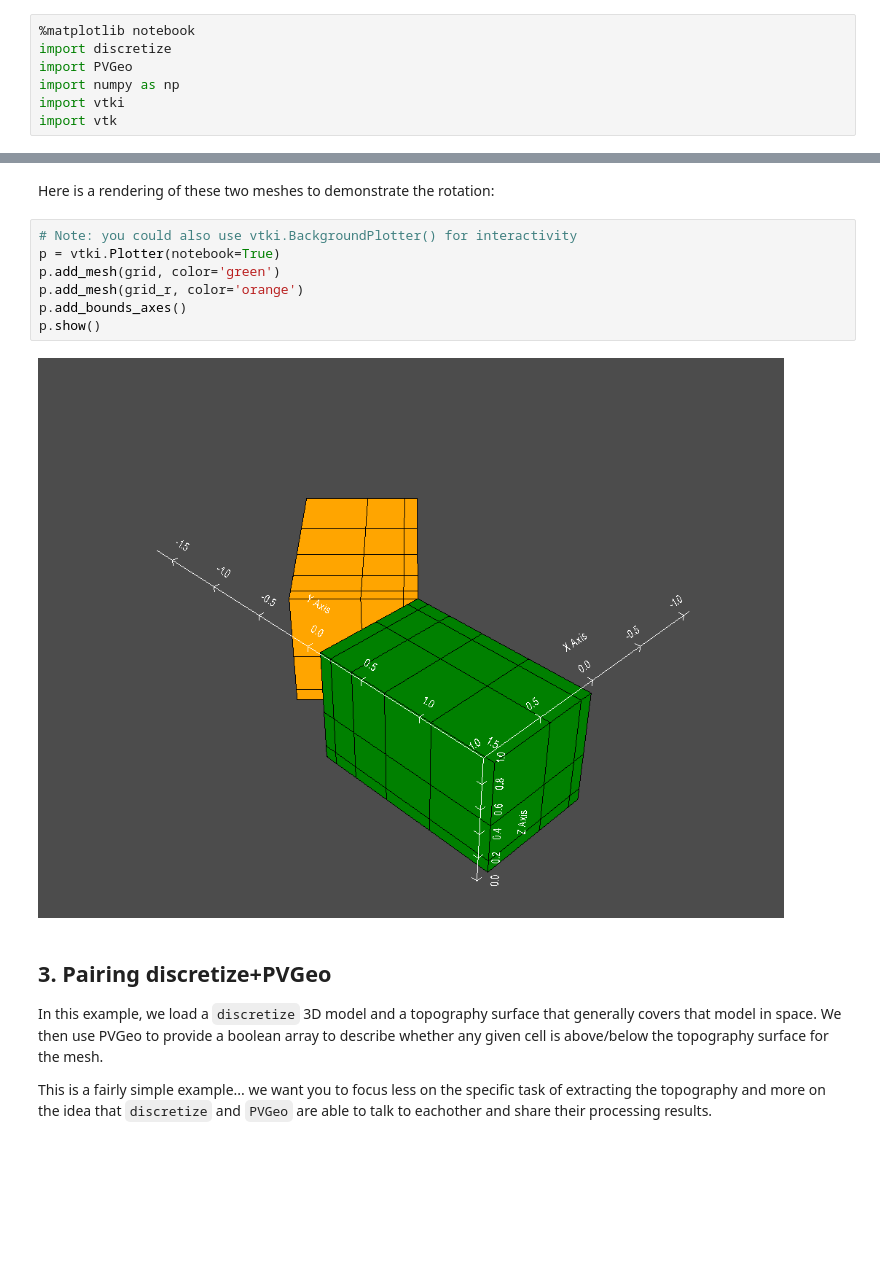
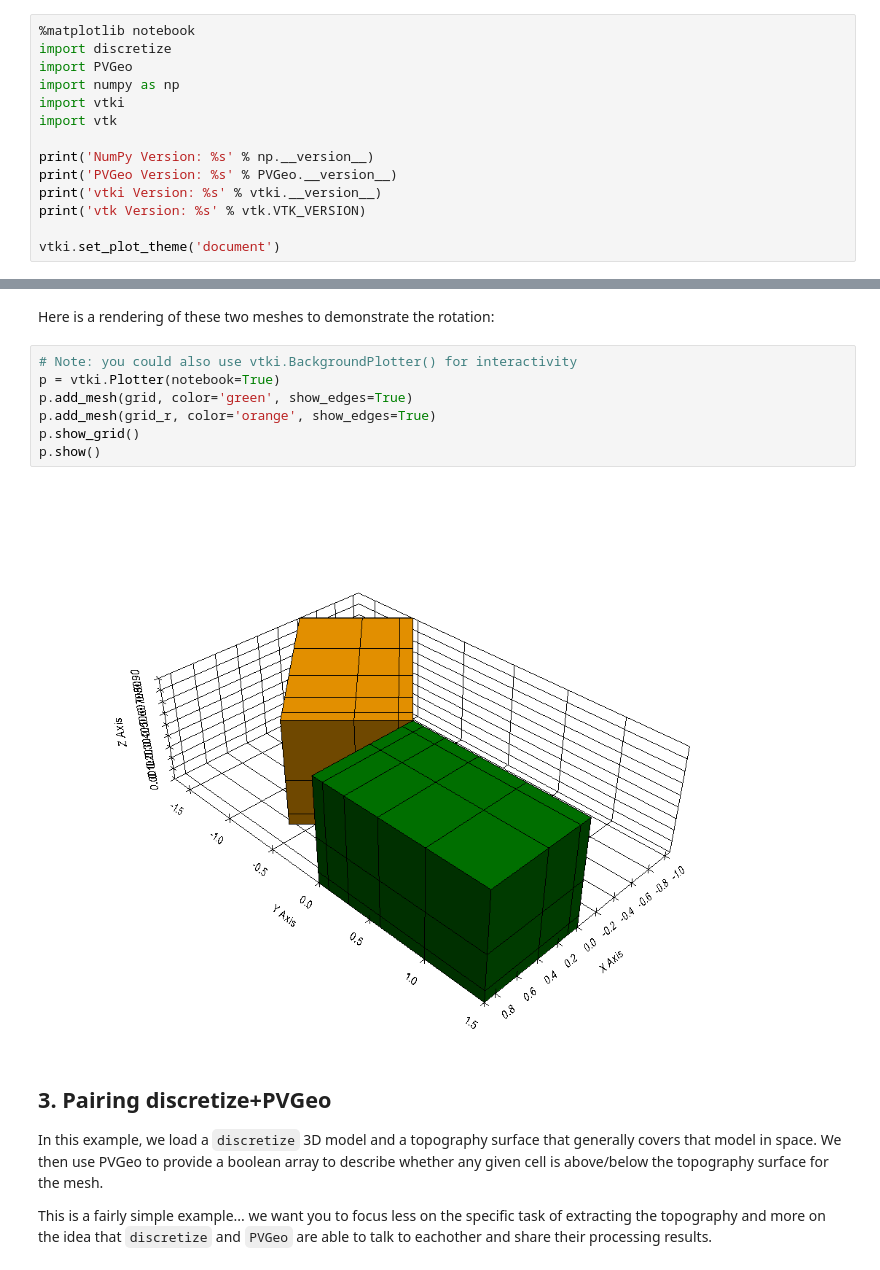
Before and after one commit to OpenGeoVis/PVGeo-Examples, a Jupyter notebook: 2.0 - PVGeo+Discretize.ipynb, the cells around one changed output, grey strips where cells are left out. Drawn from its saved outputs; the diff is of its cells as text; blank space fills up the shorter version.

```diff
--- a/2.0 - PVGeo+Discretize.ipynb
+++ b/2.0 - PVGeo+Discretize.ipynb
@@ -16,3 +16,10 @@ import PVGeo
 import numpy as np
 import vtki
 import vtk
+
+print('NumPy Version: %s' % np.__version__)
+print('PVGeo Version: %s' % PVGeo.__version__)
+print('vtki Version: %s' % vtki.__version__)
+print('vtk Version: %s' % vtk.VTK_VERSION)
+
+vtki.set_plot_theme('document')
@@ -79,12 +96,12 @@ Here is a rendering of these two meshes to demonstrate the rotation:
 # %%
 # Note: you could also use vtki.BackgroundPlotter() for interactivity
 p = vtki.Plotter(notebook=True)
-p.add_mesh(grid, color='green')
-p.add_mesh(grid_r, color='orange')
-p.add_bounds_axes()
+p.add_mesh(grid, color='green', show_edges=True)
+p.add_mesh(grid_r, color='orange', show_edges=True)
+p.show_grid()
 p.show()
 # %% [output]
-[figure, old version]
+[figure, new version]
 # %% [markdown]
 ## 3. Pairing discretize+PVGeo
 
```
Also changed, not shown: parts of 12 cells of this notebook, 3 other files.
